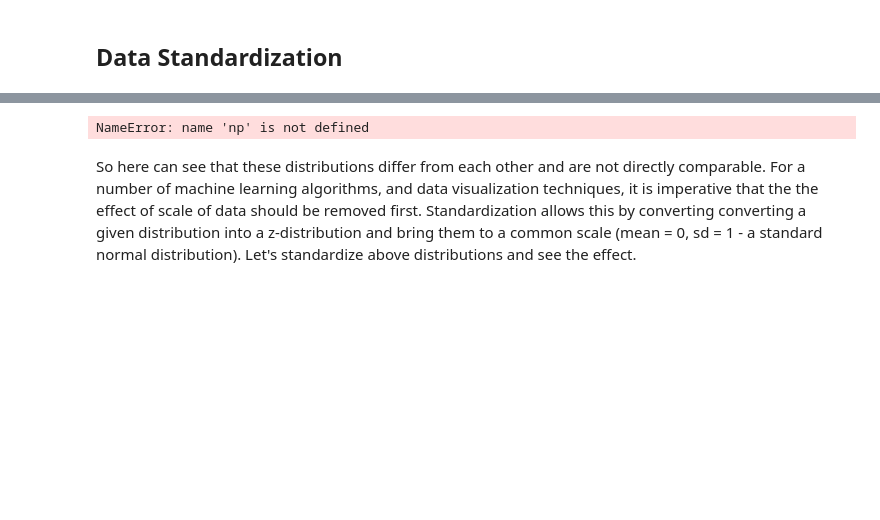
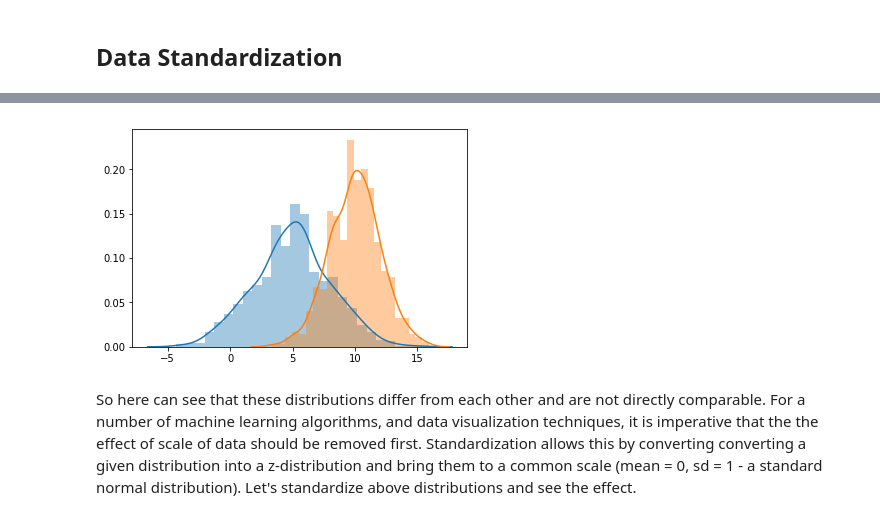
Before and after one commit to AR3441/dsc-1-09-14-standard-normal-distribution-nyc-ds-career-031119, a Jupyter notebook: index.ipynb, the cells around one changed output, grey strips where cells are left out. Saved outputs shown, nothing was run; the diff lists cells and outputs as text; code cells hidden in the pictures; blank space fills up the shorter version.

```diff
--- a/index.ipynb
+++ b/index.ipynb
@@ -72,15 +72,15 @@ Data standardization is common data preprocessing skill, which is used to compar
 Let's see a quick example how we can do this. First we'll randomly generate 1000 observations each, for two normal distributions with different means and sd. We shall use seaborn for this to allow us with some quick plotting.
 # %%
 import seaborn as sns
-impor
+import numpy as np
 mean1, sd1 = 5, 3 # dist 1
 mean2, sd2 = 10,2 # dist 2
 d1 = np.random.normal(mean1, sd1, 1000)
 d2 = np.random.normal(mean2, sd2, 1000)
 sns.distplot(d1);
 sns.distplot(d2);
 # %% [output]
-NameError: name 'np' is not defined
+[figure, added]
 # %% [markdown]
 So here can see that these distributions differ from each other and are not directly comparable. For a number of machine learning algorithms, and data visualization techniques, it is imperative that the the effect of scale of data should be removed first. Standardization allows this by converting converting a given distribution into a z-distribution and bring them to a common scale (mean = 0, sd = 1 - a standard normal distribution). Let's standardize above distributions and see the effect.
 # %%
```
